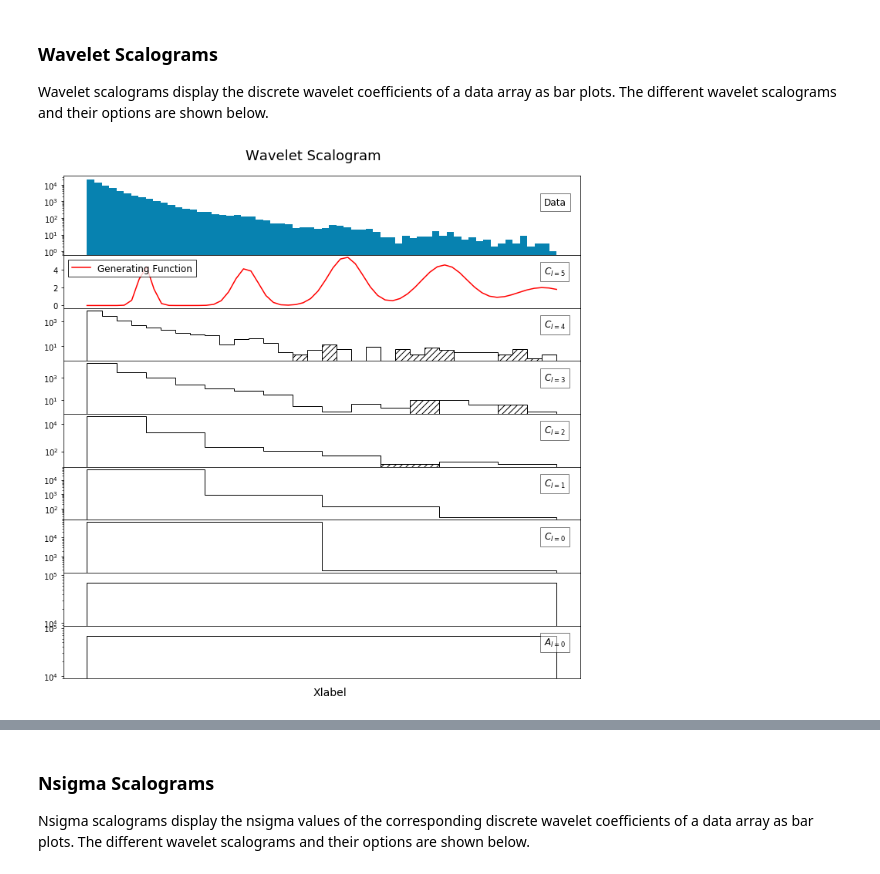
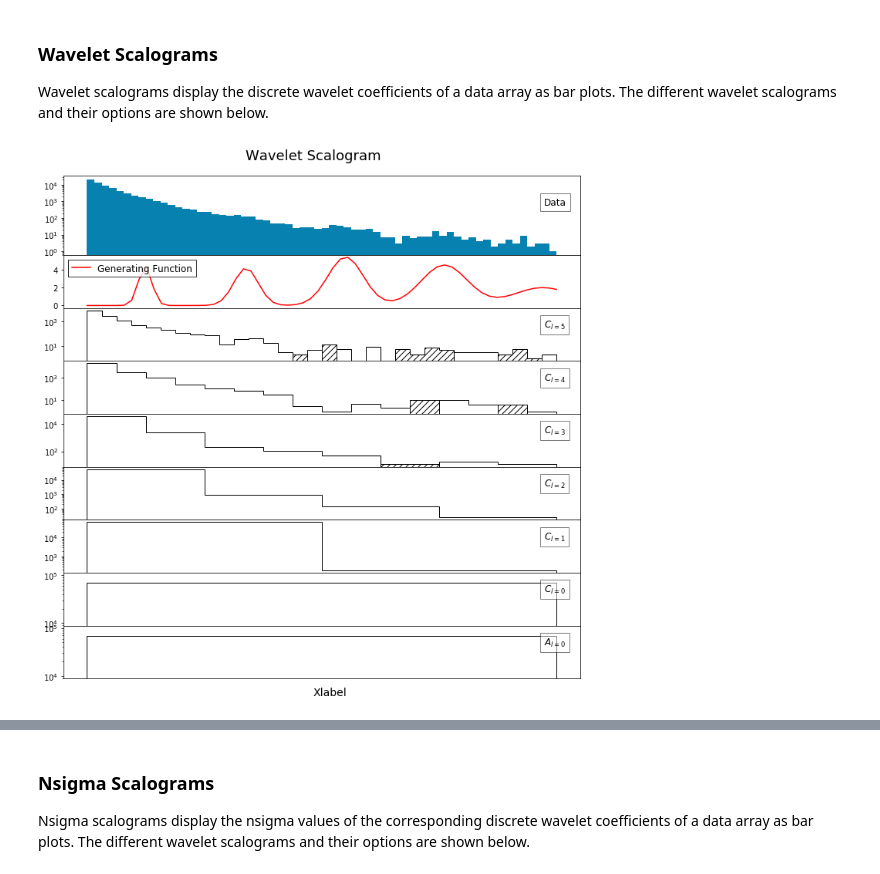
Before and after one commit to alexxromero/kwak_wavelets, a Jupyter notebook: Demo.ipynb, the cells around one changed output, grey strips where cells are left out. Saved outputs shown, nothing was run; the diff lists cells and outputs as text; code cells hidden in the pictures.

```diff
--- a/Demo.ipynb
+++ b/Demo.ipynb
@@ -105,14 +105,14 @@ The different wavelet scalograms and their options are shown below.
 # %%
 kwak.wScalogram(data=data_signal,
                 hypothesis=hypo_signal,
-                signal_only=genfunc_signal,
+                generating_function=genfunc_signal,
                 firsttrend=True,
                 logscale=True, filled=False,
                 title="Wavelet Scalogram",
                 xlabel="Xlabel",
                 outputfile=None)
 # %% [output]
-[figure, old version]
+[figure, new version]
 # %%
 kwak.wScalogram_nsig(data=data_signal,
                      hypothesis=hypo_signal,
```
Also changed, not shown: parts of 1 cell of this notebook, 2 other files.
